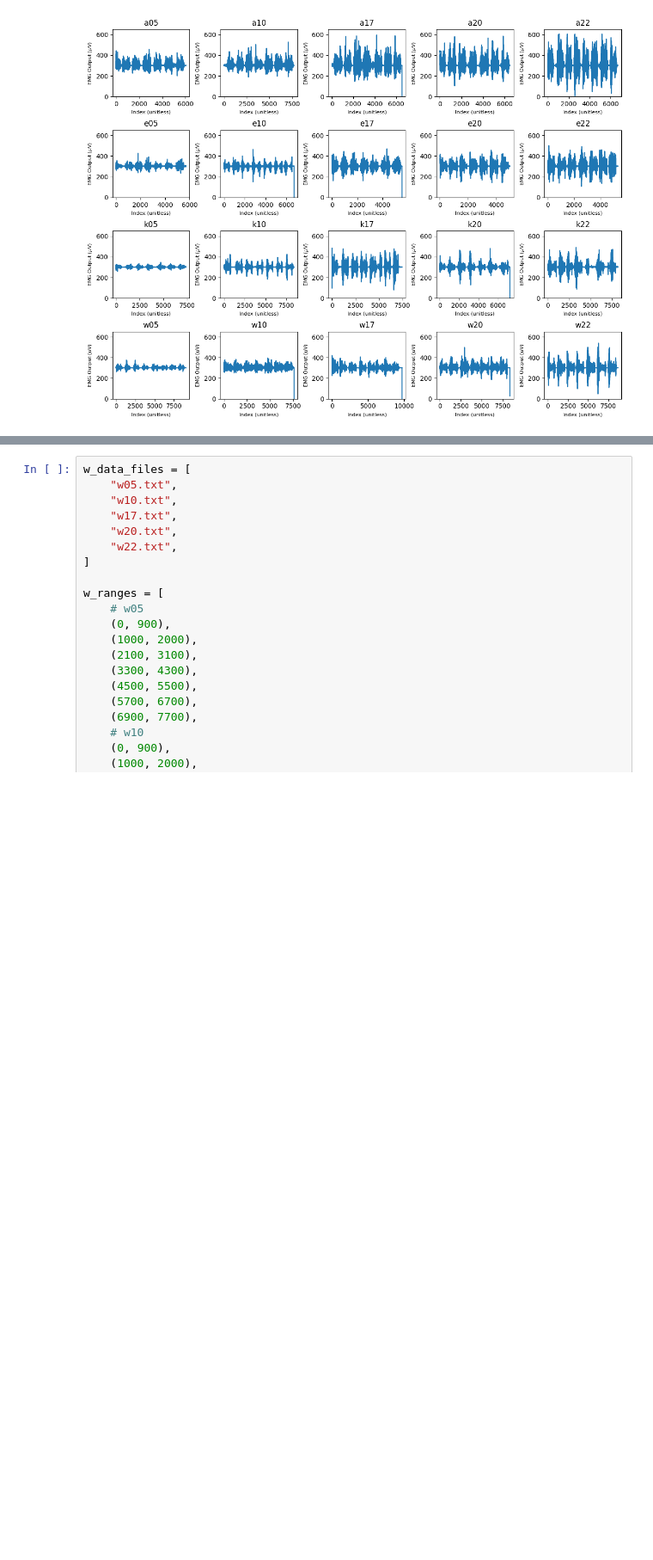
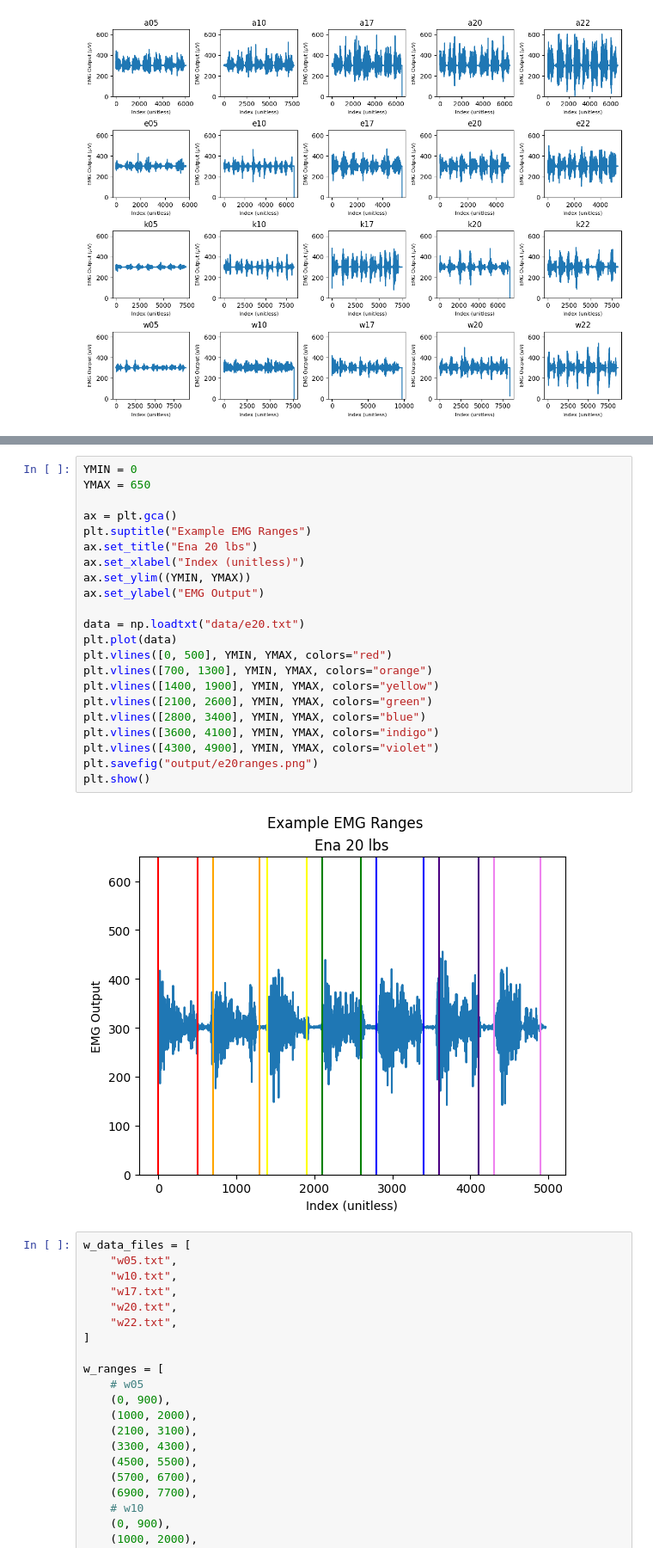
Before and after one commit to nouturnsign/physemg, a Jupyter notebook: preanalysis.ipynb, the cells around one changed output, grey strips where cells are left out. Shown: that part at 86% size. Saved outputs shown, nothing was run; the diff lists cells and outputs as text; blank space fills up the shorter version.

```diff
--- a/preanalysis.ipynb
+++ b/preanalysis.ipynb
@@ -63,3 +62,27 @@ plt.show()
+# %%
+YMIN = 0
+YMAX = 650
+
+ax = plt.gca()
+plt.suptitle("Example EMG Ranges")
+ax.set_title("Ena 20 lbs")
+ax.set_xlabel("Index (unitless)")
+ax.set_ylim((YMIN, YMAX))
+ax.set_ylabel("EMG Output")
+
+data = np.loadtxt("data/e20.txt")
+plt.plot(data)
+plt.vlines([0, 500], YMIN, YMAX, colors="red")
+plt.vlines([700, 1300], YMIN, YMAX, colors="orange")
+plt.vlines([1400, 1900], YMIN, YMAX, colors="yellow")
+plt.vlines([2100, 2600], YMIN, YMAX, colors="green")
+plt.vlines([2800, 3400], YMIN, YMAX, colors="blue")
+plt.vlines([3600, 4100], YMIN, YMAX, colors="indigo")
+plt.vlines([4300, 4900], YMIN, YMAX, colors="violet")
+plt.savefig("output/e20ranges.png")
+plt.show()
+# %% [output]
+[figure, added]
 # %%
 w_data_files = [
     "w05.txt",
```
Also changed, not shown: parts of 1 cell of this notebook, 3 other files.
